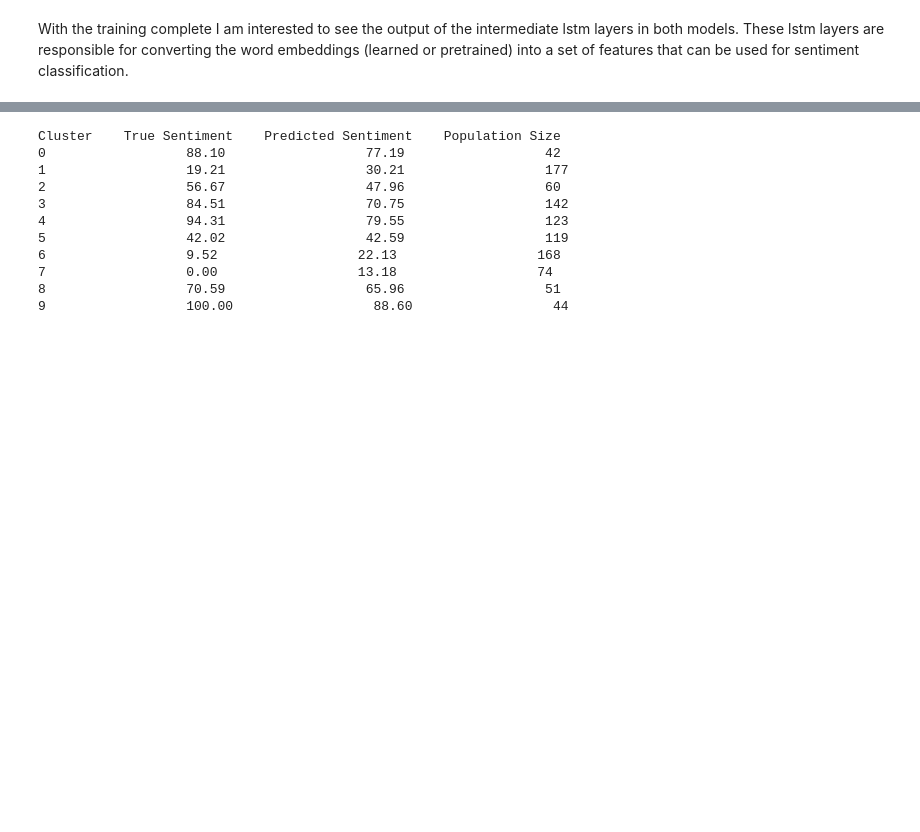
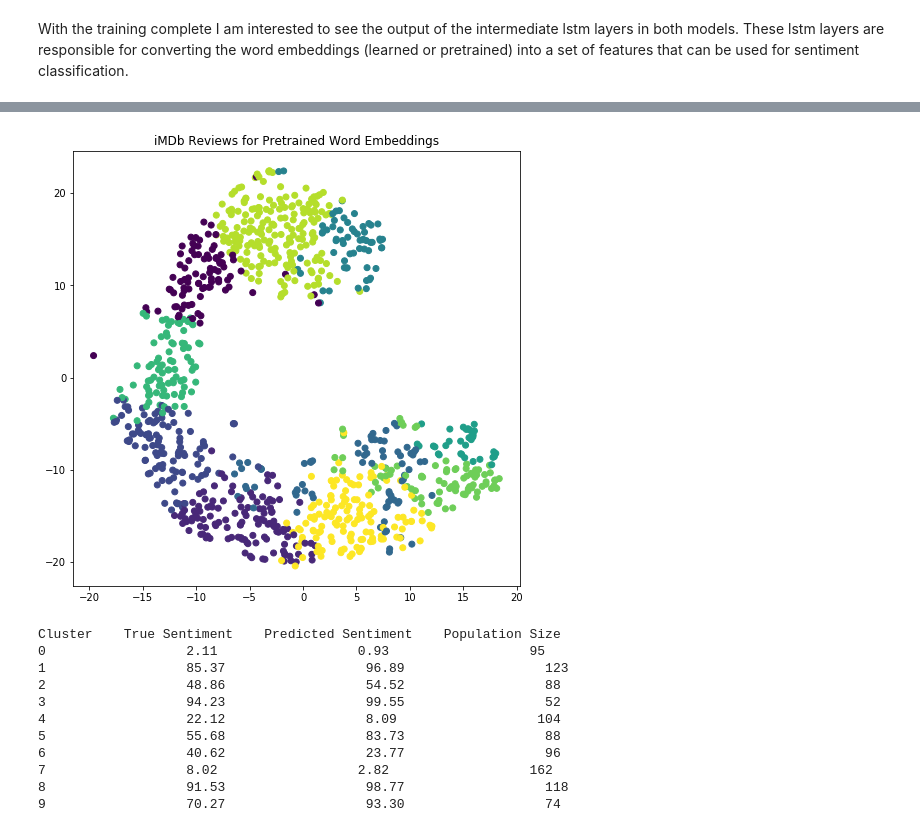
Before and after one commit to mike-a-yen/iMDb, a Jupyter notebook: pretrained_vs_learned_embeddings.ipynb, the cells around one changed output, grey strips where cells are left out. Drawn from its saved outputs; the diff is of its cells as text; code cells hidden in the pictures; blank space fills up the shorter version.

```diff
--- a/pretrained_vs_learned_embeddings.ipynb
+++ b/pretrained_vs_learned_embeddings.ipynb
@@ -305,15 +314,17 @@ plt.savefig('../../mike-a-yen.github.io/assets/images/imdb_review_embeddings.png
 # %%
 plt.figure(figsize=(8,8))
-plt.title('iMDb Reviews for Learned Word Embeddings')
-plt.scatter(pre_proj[:,0],pre_proj[:,1],c=clusters,cmap=plt.cm.get_cmap('viridis'))
-plt.savefig('../../mike-a-yen.github.io/assets/images/imdb_review_embeddings_pretrained.png')
+plt.title('iMDb Reviews for Pretrained Word Embeddings')
+plt.scatter(pre_proj[:,0],pre_proj[:,1],c=pre_clusters,cmap=plt.cm.get_cmap('viridis'))
+plt.savefig('images/imdb_review_embeddings_pretrained.png')
+# %% [output]
+[figure, added]
 # %%
 print('Cluster    True Sentiment    Predicted Sentiment    Population Size')
 space = '    '
 for cluster_label in range(max(clusters)+1):
     cluster_sequences = sequences[clusters==cluster_label]
     cluster_sentiment = y_test[mini_batch_idxs][clusters==cluster_label]
-    predict_sentiment = pre_model.predict(cluster_sequences)
+    predict_sentiment = embedding_model.predict(cluster_sequences)
     cluster_reviews = [' '.join([int_to_token[i] for i in encoded if i not in {start_value,pad_value}]) for encoded in cluster_sequences]
     mu = np.mean(cluster_sentiment)
     s = np.std(cluster_sentiment)
@@ -322,14 +333,14 @@ for cluster_label in range(max(clusters)+1):
     #print(cluster_label,':','True Sentiment: %0.2f   Predicted Sentiment: %0.2f'%(100*mu,100*p_mu),'   Cluster Size:',len(cluster_sentiment))
 # %% [output]
 Cluster    True Sentiment    Predicted Sentiment    Population Size
-0                  88.10                  77.19                  42
-1                  19.21                  30.21                  177
-2                  56.67                  47.96                  60
-3                  84.51                  70.75                  142
-4                  94.31                  79.55                  123
-5                  42.02                  42.59                  119
-6                  9.52                  22.13                  168
-7                  0.00                  13.18                  74
-8                  70.59                  65.96                  51
-9                  100.00                  88.60                  44
+0                  2.11                  0.93                  95
+1                  85.37                  96.89                  123
+2                  48.86                  54.52                  88
+3                  94.23                  99.55                  52
+4                  22.12                  8.09                  104
+5                  55.68                  83.73                  88
+6                  40.62                  23.77                  96
+7                  8.02                  2.82                  162
+8                  91.53                  98.77                  118
+9                  70.27                  93.30                  74
 # %%
```
Also changed, not shown: parts of 15 cells of this notebook, 1 other file.
